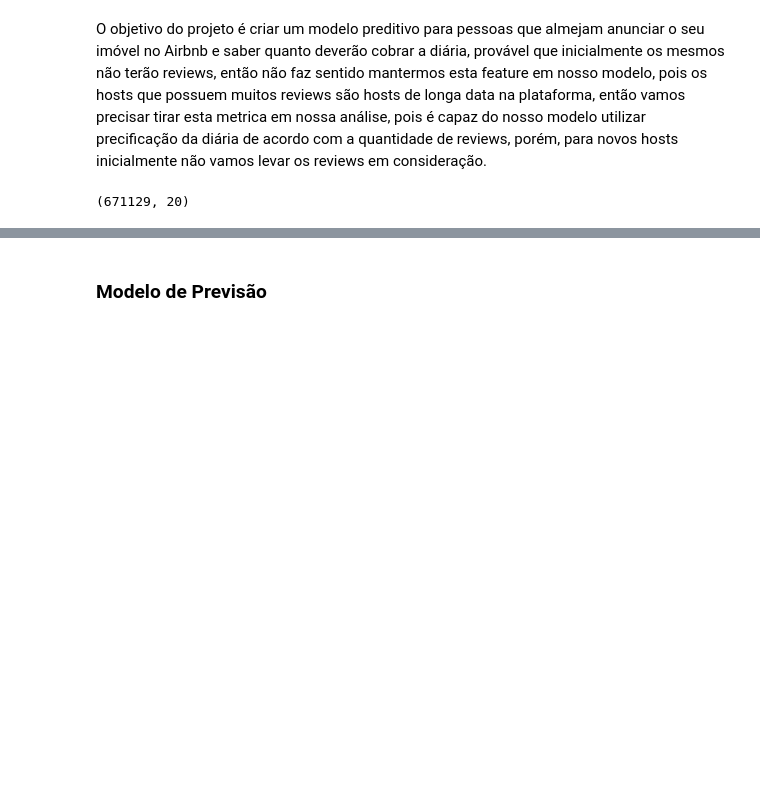
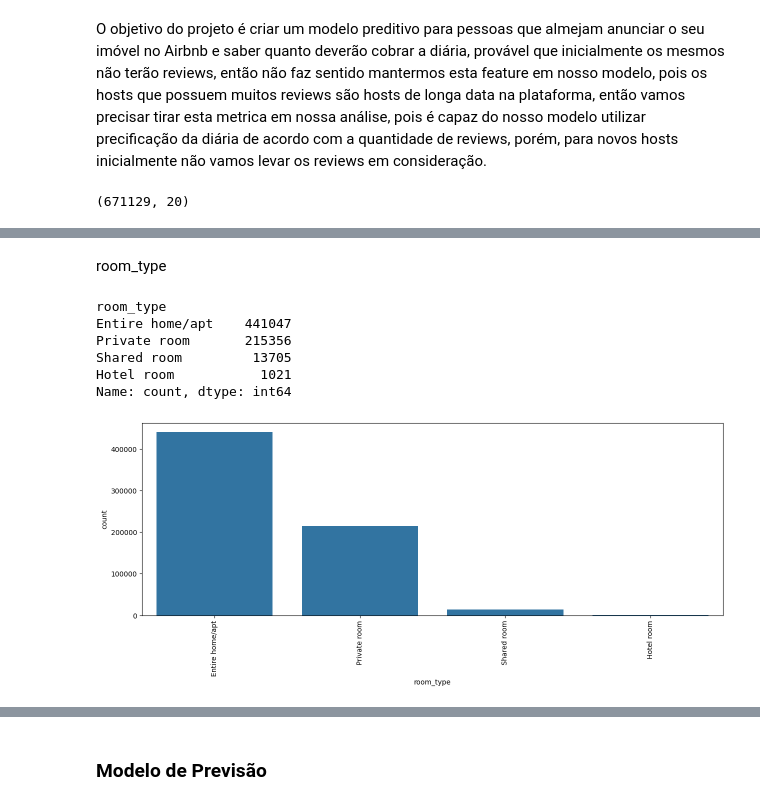
Before and after one commit to Gabrielxdev/Ci-ncia-dados-Airbnb, a Jupyter notebook: análise.ipynb, the cells around one changed output, grey strips where cells are left out. Saved outputs shown, nothing was run; the diff lists cells and outputs as text; code cells hidden in the pictures; blank space fills up the shorter version.

```diff
--- a/análise.ipynb
+++ b/análise.ipynb
@@ -468,0 +489,13 @@ plt.xticks(rotation=45);
+# %%
+tabela_tipos_casa = base_airbnb['property_type'].value_counts()
+colunas_agrupar = []
+
+for tipo in tabela_tipos_casa.index:
+    if tabela_tipos_casa[tipo] < 2000:
+        colunas_agrupar.append(tipo)
+print(colunas_agrupar)
+
+
+for tipo in colunas_agrupar:
+    base_airbnb.loc[base_airbnb['property_type']==tipo, 'property_type'] = 'Outros'
+print(base_airbnb['property_type'].value_counts())
@@ -468,0 +517,16 @@ plt.xticks(rotation=45);
+# %% [markdown]
+room_type
+# %%
+plt.figure(figsize=(15, 5))
+sns.countplot(x='room_type', data=base_airbnb)
+plt.xticks(rotation=90);
+
+print(base_airbnb['room_type'].value_counts())
+# %% [output]
+room_type
+Entire home/apt    441047
+Private room       215356
+Shared room         13705
+Hotel room           1021
+Name: count, dtype: int64
+[figure, added]
```
Also changed, not shown: parts of 13 cells of this notebook.
